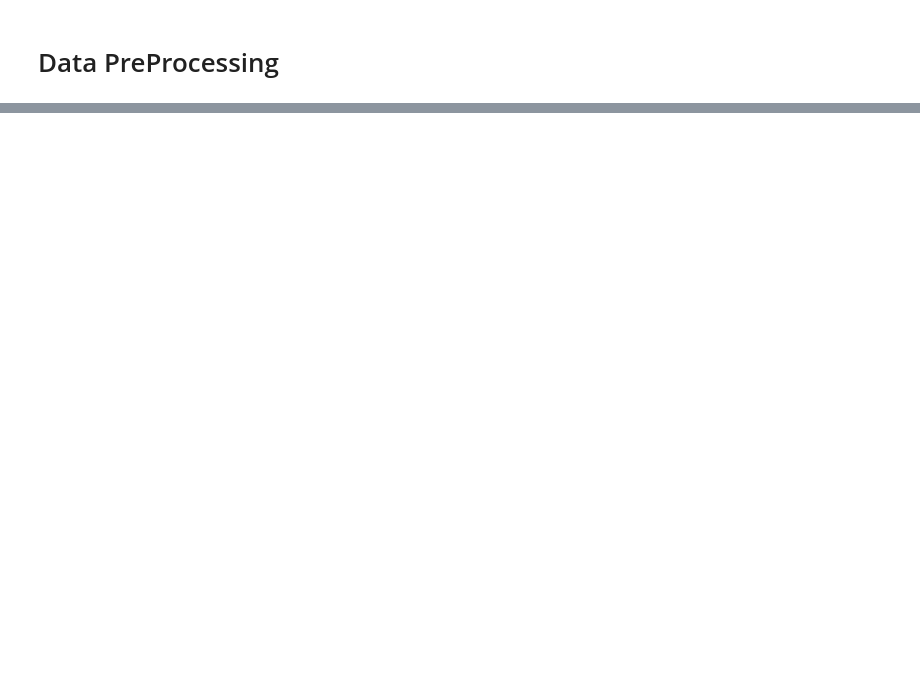
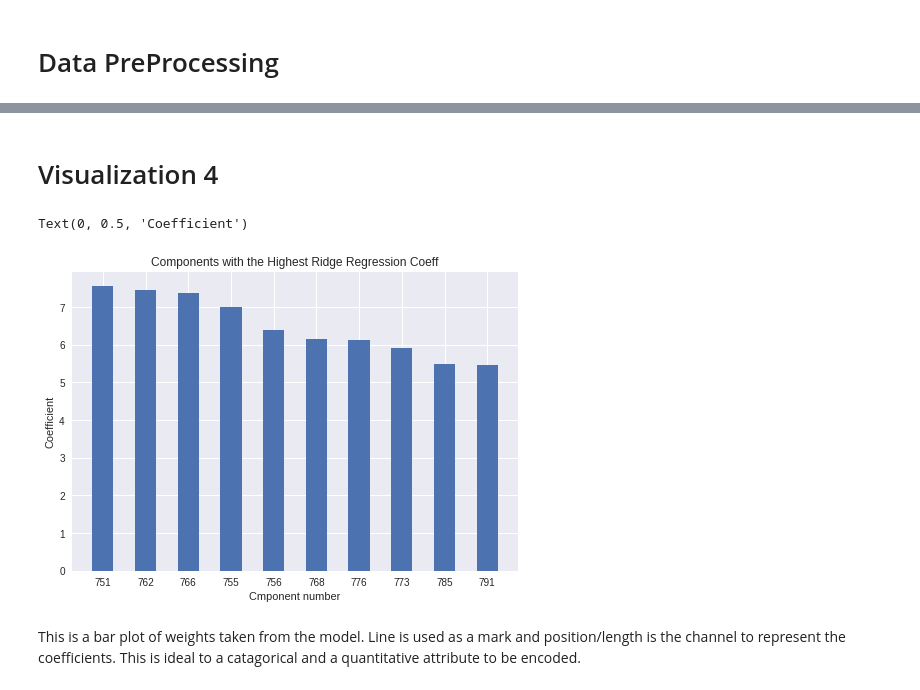
Before and after one commit to jayaraman-sr/WineReviews, a Jupyter notebook: wine_reviews.ipynb, the cells around one changed output, grey strips where cells are left out. Saved outputs shown, nothing was run; the diff lists cells and outputs as text; code cells hidden in the pictures; blank space fills up the shorter version.

```diff
--- a/wine_reviews.ipynb
+++ b/wine_reviews.ipynb
@@ -121,0 +122,11 @@ print('Accuracy Score:',accuracy_score(y_test, pre)*100,"%")
+# %%
+#Scale the continous variable price
+trainingPriceMedian = X_train["price"].median()
+X_train.loc[:,"price"].fillna(trainingPriceMedian, inplace=True)
+X_test.loc[:,"price"].fillna(trainingPriceMedian, inplace=True)
+
+
+from sklearn.preprocessing import StandardScaler
+scaler = StandardScaler().fit(X_train["price"].values.reshape(-1,1))
+#X_train["price"] = scaler.fit_transform(X_train["price"].values.reshape(-1,1))
+#X_test["price"] = scaler.transform(X_test["price"].values.reshape(-1,1))
@@ -121,0 +135,13 @@ print('Accuracy Score:',accuracy_score(y_test, pre)*100,"%")
+# %%
+#Ridge Regression
+
+from sklearn.linear_model import Ridge
+ridge = Ridge()
+parameters_ridge = {"alpha" : [1e-3, 1e-2, 1e-1, 1]}
+grid_ridge = GridSearchCV(ridge,parameters_ridge, cv=10, scoring="neg_mean_squared_error")
+ridge_fit = grid_ridge.fit(X_train, y_train)
+
+ridge_best = ridge_fit.best_estimator_.fit(X_train, y_train)
+
+print("r2 / variance : ", ridge_best.score(X_test, y_test))
+print("Mean squared error: %.2f" % mean_squared_error(y_test, ridge_best.predict(X_test)))
@@ -121,0 +206,20 @@ print('Accuracy Score:',accuracy_score(y_test, pre)*100,"%")
+# %% [markdown]
+# Visualization 4
+# %%
+coefs = np.abs(ridge_best.coef_)
+indices = coefs[0].argsort()[-10:][::-1]
+x = []
+y = []
+for i in indices:
+  x.append(str(i))
+  y.append(coefs[0][i])
+
+plt.bar(x,y, width = 0.5)
+plt.title('Components with the Highest Ridge Regression Coeff')
+plt.xlabel("Cmponent number")
+plt.ylabel("Coefficient")
+# %% [output]
+Text(0, 0.5, 'Coefficient')
+[figure, added]
+# %% [markdown]
+This is a bar plot of weights taken from the model. Line is used as a mark and position/length is the channel to represent the coefficients. This is ideal to a catagorical and a quantitative attribute to be encoded.
```
Also changed, not shown: parts of 32 cells of this notebook.
